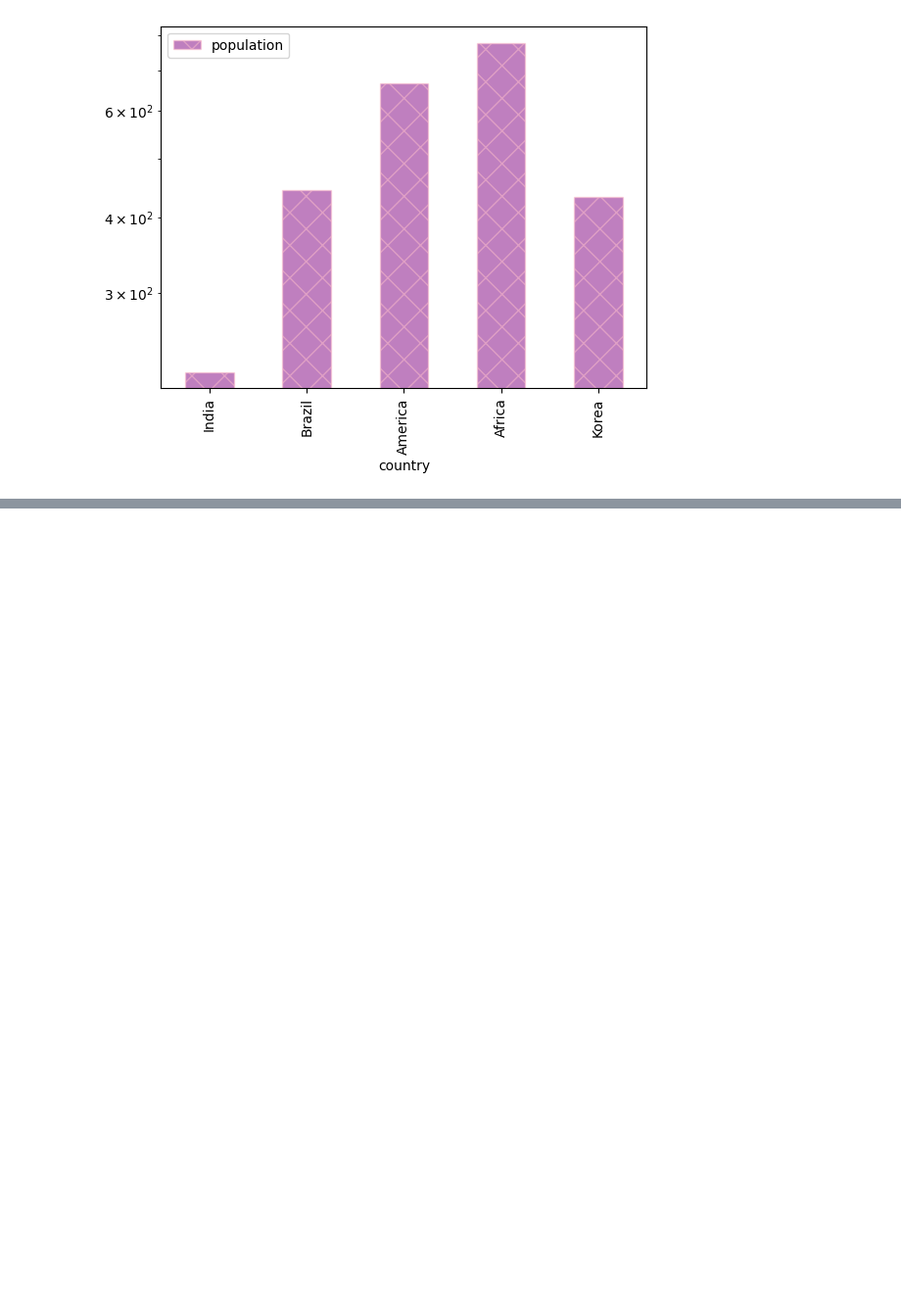
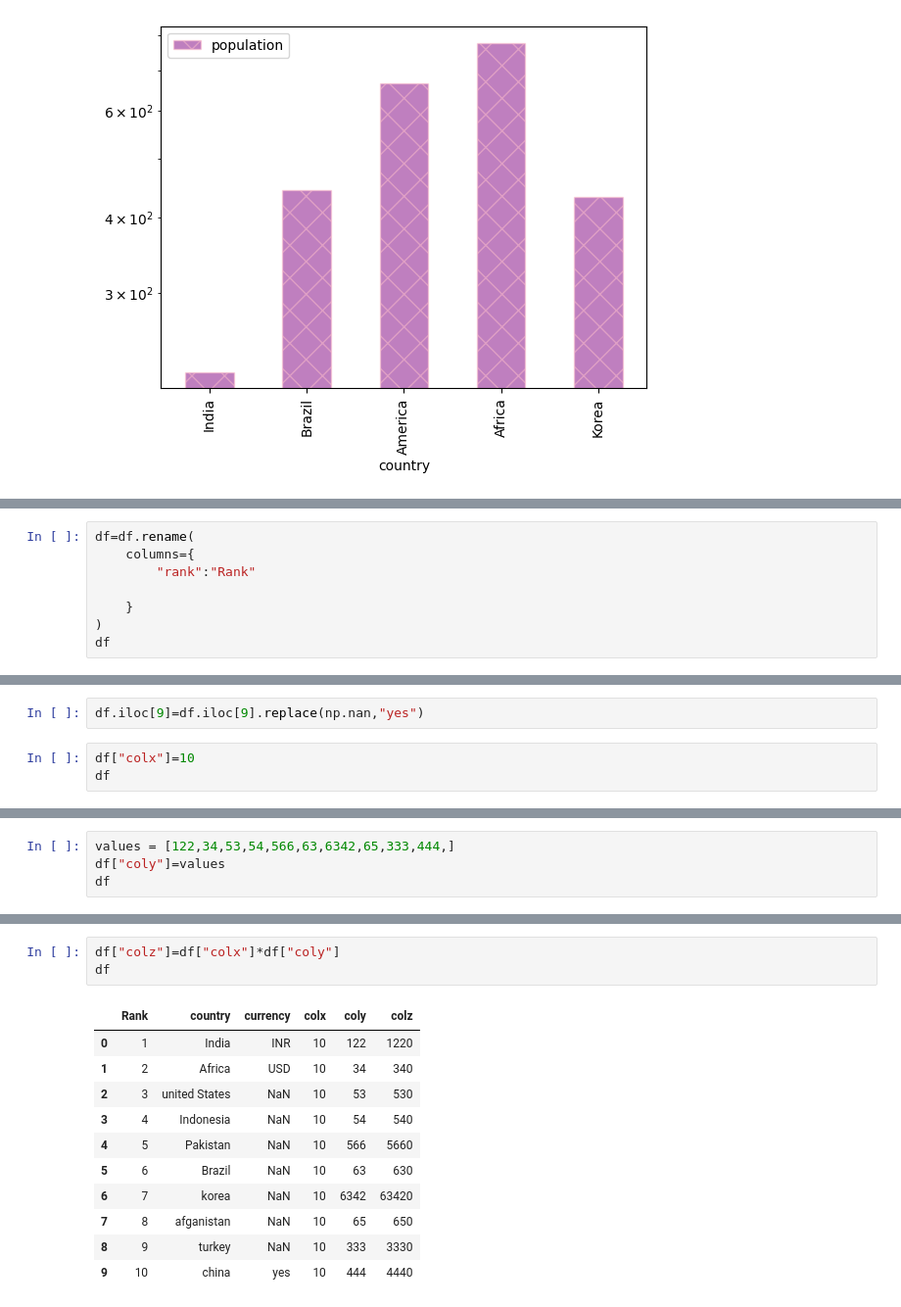
Before and after one commit to eshagupta8432/data-science, a Jupyter notebook: pandasbasics.ipynb, the cells around one changed output, grey strips where cells are left out. Shown at 98% size. Drawn from its saved outputs; the diff is of its cells as text; blank space fills up the shorter version.

```diff
--- a/pandasbasics.ipynb
+++ b/pandasbasics.ipynb
@@ -114,0 +159,8 @@ ca.plot(kind="bar",x="country",y="population" , logy=True,color="purple",hatch="
+# %%
+df=df.rename(
+    columns={
+        "rank":"Rank"
+
+    }
+)
+df
@@ -114,0 +179,5 @@ ca.plot(kind="bar",x="country",y="population" , logy=True,color="purple",hatch="
+# %%
+df.iloc[9]=df.iloc[9].replace(np.nan,"yes")
+# %%
+df["colx"]=10
+df
@@ -114,0 +196,4 @@ ca.plot(kind="bar",x="country",y="population" , logy=True,color="purple",hatch="
+# %%
+values = [122,34,53,54,566,63,6342,65,333,444,]
+df["coly"]=values
+df
@@ -114,0 +212,15 @@ ca.plot(kind="bar",x="country",y="population" , logy=True,color="purple",hatch="
+# %%
+df["colz"]=df["colx"]*df["coly"]
+df
+# %% [output]
+|  | Rank | country | currency | colx | coly | colz |
+| 0 | 1 | India | INR | 10 | 122 | 1220 |
+| 1 | 2 | Africa | USD | 10 | 34 | 340 |
+| 2 | 3 | united States | NaN | 10 | 53 | 530 |
+| 3 | 4 | Indonesia | NaN | 10 | 54 | 540 |
+| 4 | 5 | Pakistan | NaN | 10 | 566 | 5660 |
+| 5 | 6 | Brazil | NaN | 10 | 63 | 630 |
+| 6 | 7 | korea | NaN | 10 | 6342 | 63420 |
+| 7 | 8 | afganistan | NaN | 10 | 65 | 650 |
+| 8 | 9 | turkey | NaN | 10 | 333 | 3330 |
+| 9 | 10 | china | yes | 10 | 444 | 4440 |
```
Also changed, not shown: parts of 17 cells of this notebook, 6 other files.
